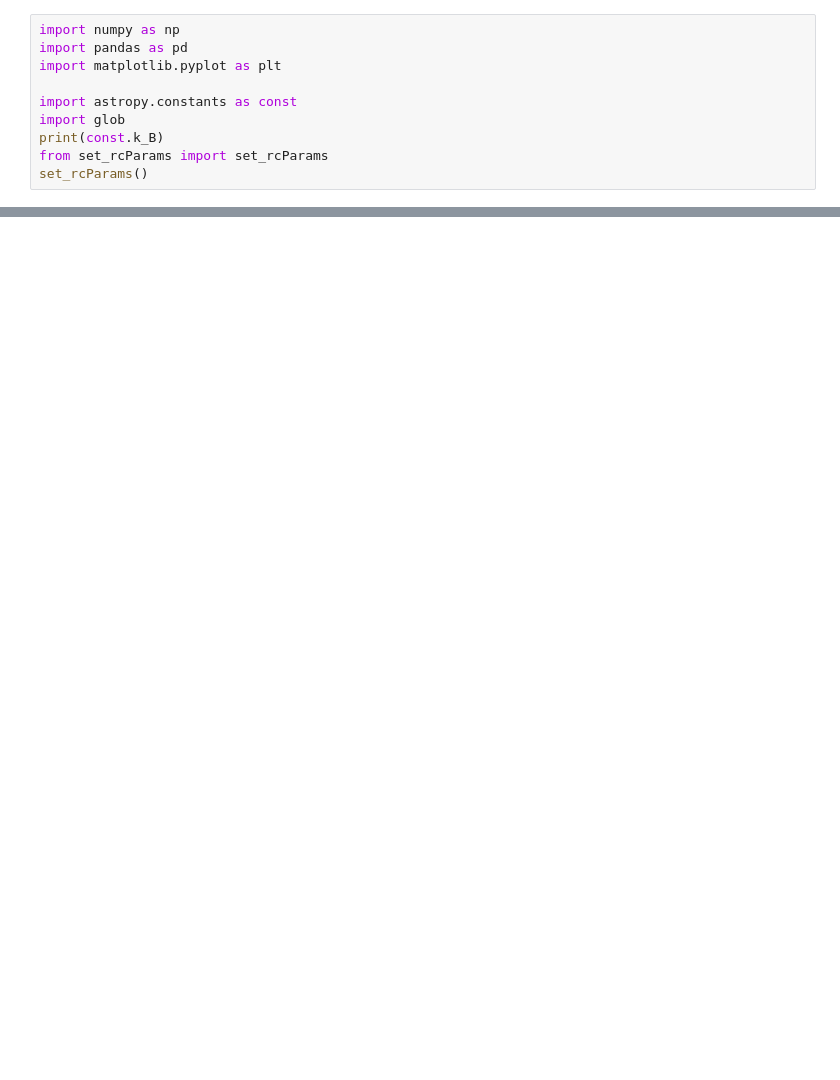
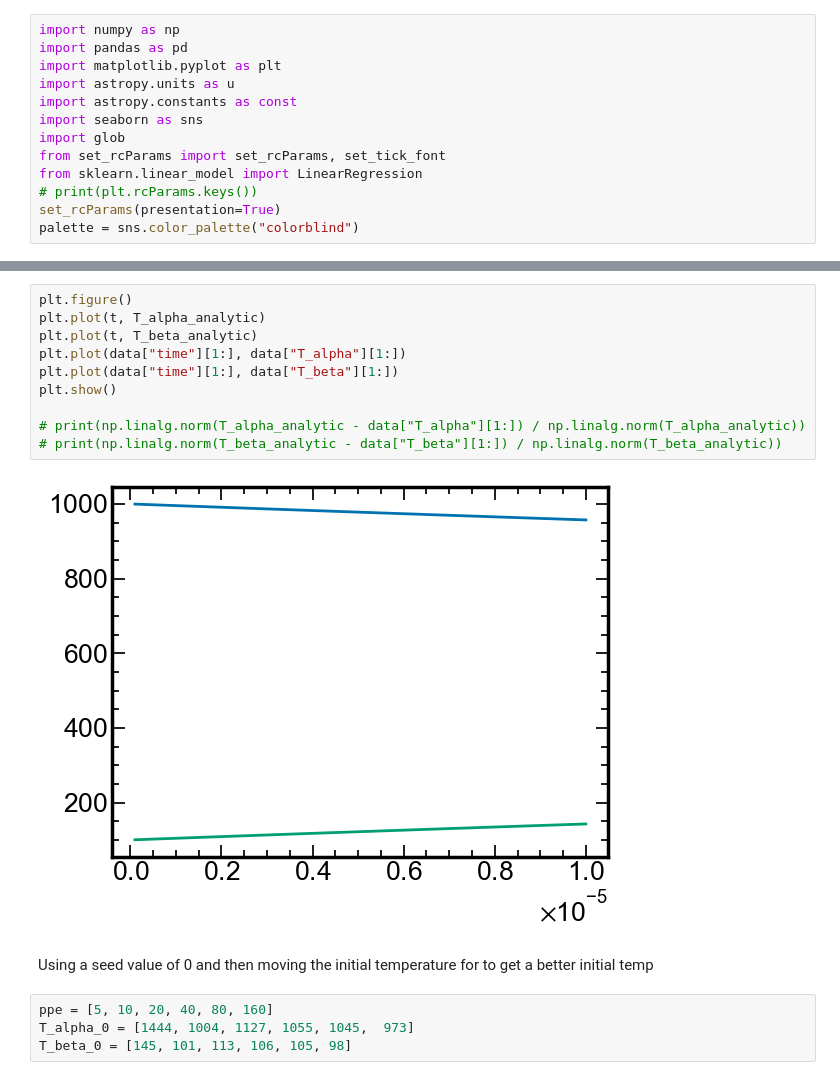
Before and after one commit to gsgall/salamander, a Jupyter notebook: collision/data.ipynb, the cells around one changed output, grey strips where cells are left out. Saved outputs shown, nothing was run; the diff lists cells and outputs as text; blank space fills up the shorter version.

```diff
--- a/collision/data.ipynb
+++ b/collision/data.ipynb
@@ -2,9 +2,12 @@
 import numpy as np
 import pandas as pd
 import matplotlib.pyplot as plt
-
+import astropy.units as u
 import astropy.constants as const
+import seaborn as sns
 import glob
-print(const.k_B)
-from set_rcParams import set_rcParams
-set_rcParams()
+from set_rcParams import set_rcParams, set_tick_font
+from sklearn.linear_model import LinearRegression
+# print(plt.rcParams.keys())
+set_rcParams(presentation=True)
+palette = sns.color_palette("colorblind")
@@ -143,0 +69,18 @@ plt.show()
+# %%
+plt.figure()
+plt.plot(t, T_alpha_analytic)
+plt.plot(t, T_beta_analytic)
+plt.plot(data["time"][1:], data["T_alpha"][1:])
+plt.plot(data["time"][1:], data["T_beta"][1:])
+plt.show()
+
+# print(np.linalg.norm(T_alpha_analytic - data["T_alpha"][1:]) / np.linalg.norm(T_alpha_analytic))
+# print(np.linalg.norm(T_beta_analytic - data["T_beta"][1:]) / np.linalg.norm(T_beta_analytic))
+# %% [output]
+[figure, added]
+# %% [markdown]
+Using a seed value of 0 and then moving the initial temperature for to get a better initial temp
+# %%
+ppe = [5, 10, 20, 40, 80, 160]
+T_alpha_0 = [1444, 1004, 1127, 1055, 1045,  973]
+T_beta_0 = [145, 101, 113, 106, 105, 98]
```
Also changed, not shown: parts of 15 cells of this notebook, 12 other files.
